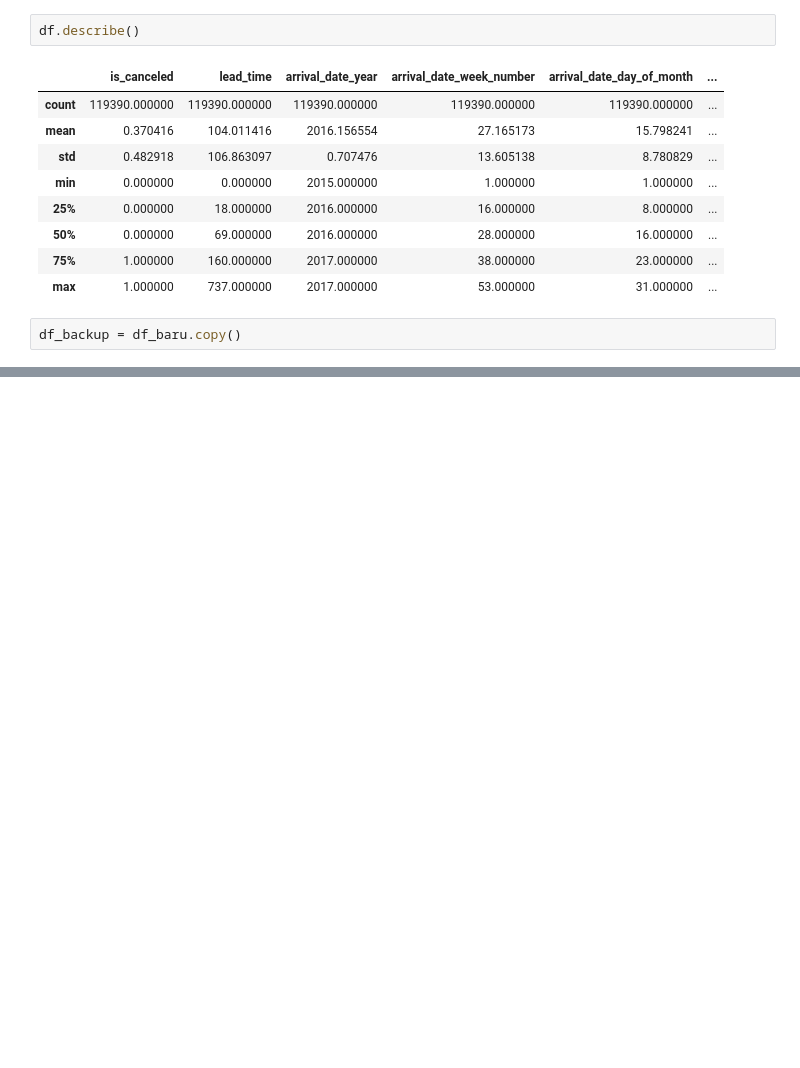
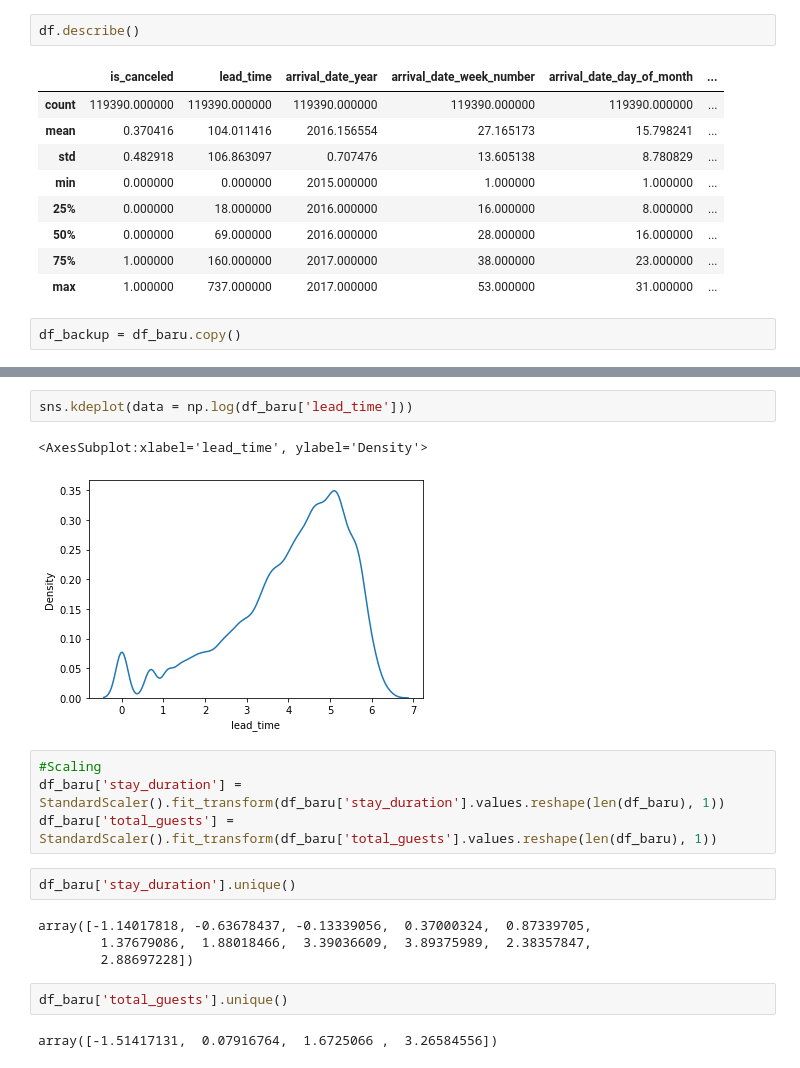
Before and after one commit to Salam215/Final-Project-Rakamin-ML-Hotel-Booking, a Jupyter notebook: HotelBooking.ipynb, the cells around one changed output, grey strips where cells are left out. Saved outputs shown, nothing was run; the diff lists cells and outputs as text; blank space fills up the shorter version.

```diff
--- a/HotelBooking.ipynb
+++ b/HotelBooking.ipynb
@@ -299,0 +253,19 @@ Name: stay_duration, Length: 114932, dtype: int64
+# %%
+sns.kdeplot(data = np.log(df_baru['lead_time']))
+# %% [output]
+<AxesSubplot:xlabel='lead_time', ylabel='Density'>
+[figure, added]
+# %%
+#Scaling
+df_baru['stay_duration'] = StandardScaler().fit_transform(df_baru['stay_duration'].values.reshape(len(df_baru), 1))
+df_baru['total_guests'] = StandardScaler().fit_transform(df_baru['total_guests'].values.reshape(len(df_baru), 1))
+# %%
+df_baru['stay_duration'].unique()
+# %% [output]
+array([-1.14017818, -0.63678437, -0.13339056,  0.37000324,  0.87339705,
+        1.37679086,  1.88018466,  3.39036609,  3.89375989,  2.38357847,
+        2.88697228])
+# %%
+df_baru['total_guests'].unique()
+# %% [output]
+array([-1.51417131,  0.07916764,  1.6725066 ,  3.26584556])
```
Also changed, not shown: parts of 36 cells of this notebook.
